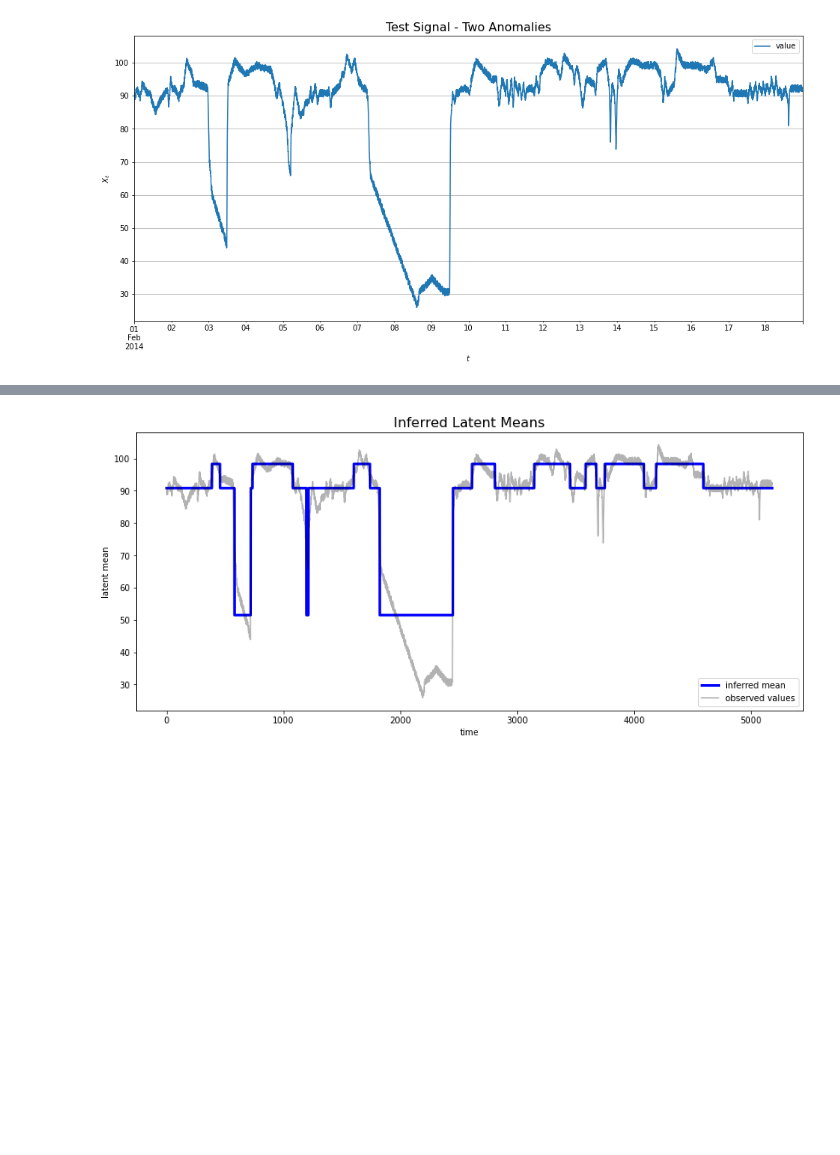
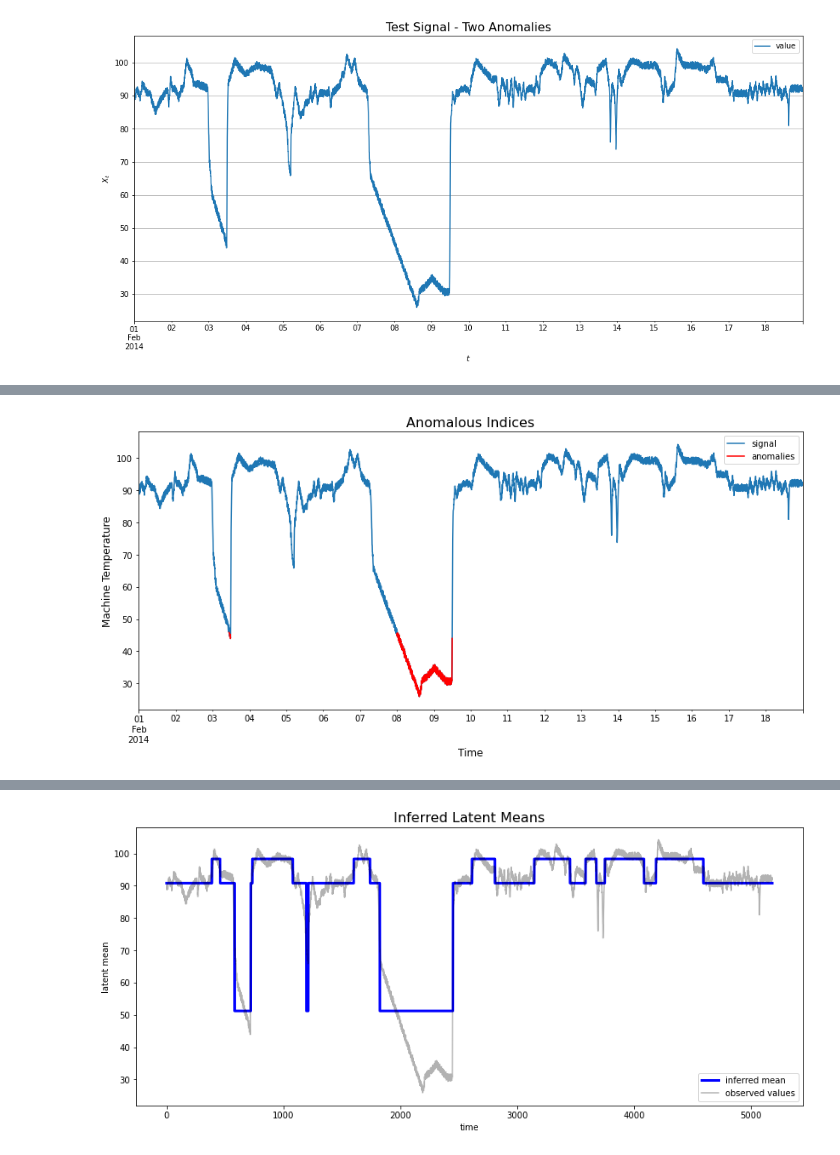
Before and after one commit to jgadbois17/Neural_Network_Versatility_Performance, a Jupyter notebook: notebooks/Anomaly Detection.ipynb, the cells around one changed output, grey strips where cells are left out. Saved outputs shown, nothing was run; the diff lists cells and outputs as text; code cells hidden in the pictures; blank space fills up the shorter version.

```diff
--- a/notebooks/Anomaly Detection.ipynb
+++ b/notebooks/Anomaly Detection.ipynb
@@ -69 +91,9 @@ plot.signal_pd(signal_test, title='Test Signal - Two Anomalies', figsize=(16, 7)
+# %%
+# extract true anomalies
+anoms_true = utils.extract_anomalous_indices(signal_test, thresh=47)
+
+# plot true anomalies
+plot.anomalies(signal_test, anoms_true)
+# %% [output]
+[figure, added]
 # %% [markdown]
```
Also changed, not shown: parts of 33 cells of this notebook, 43 other files.
